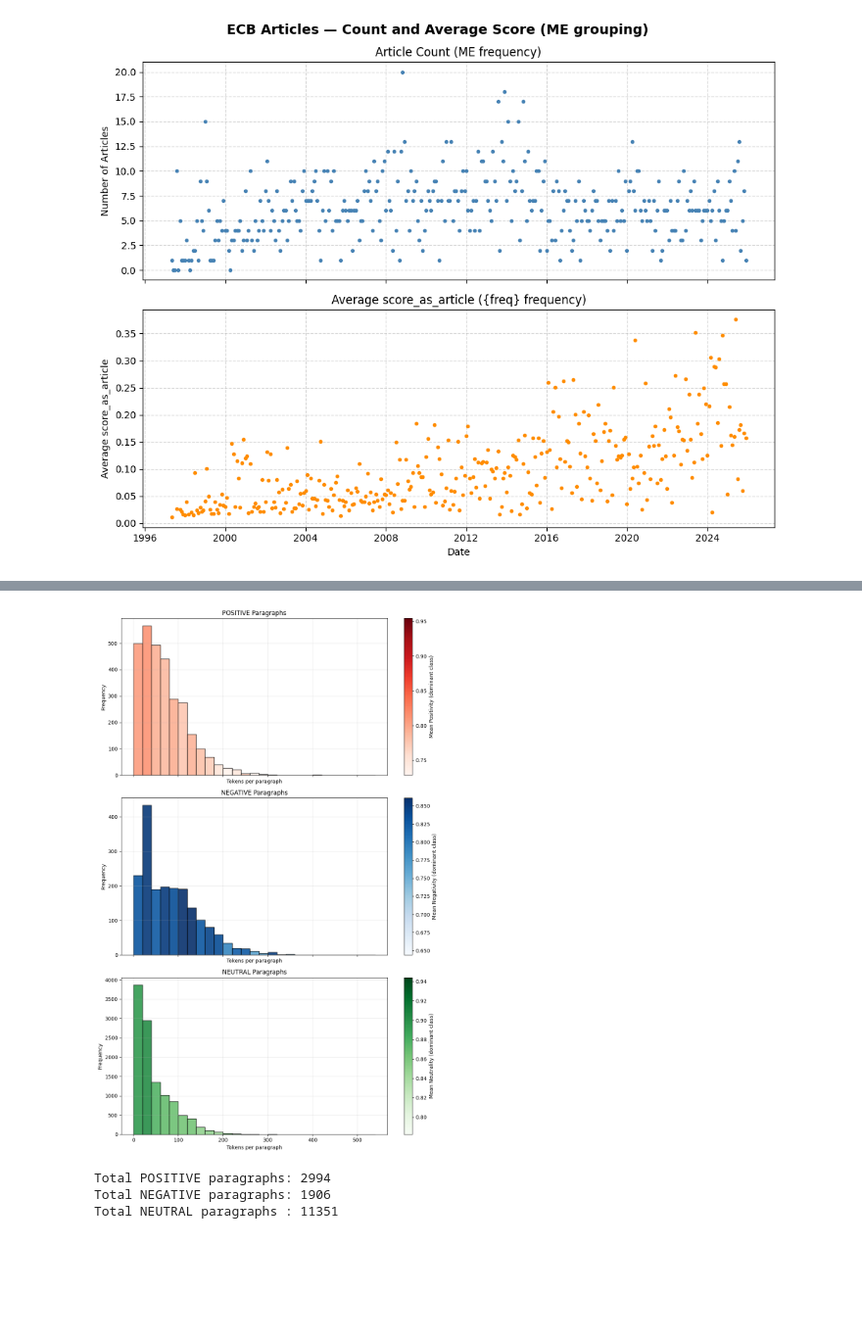
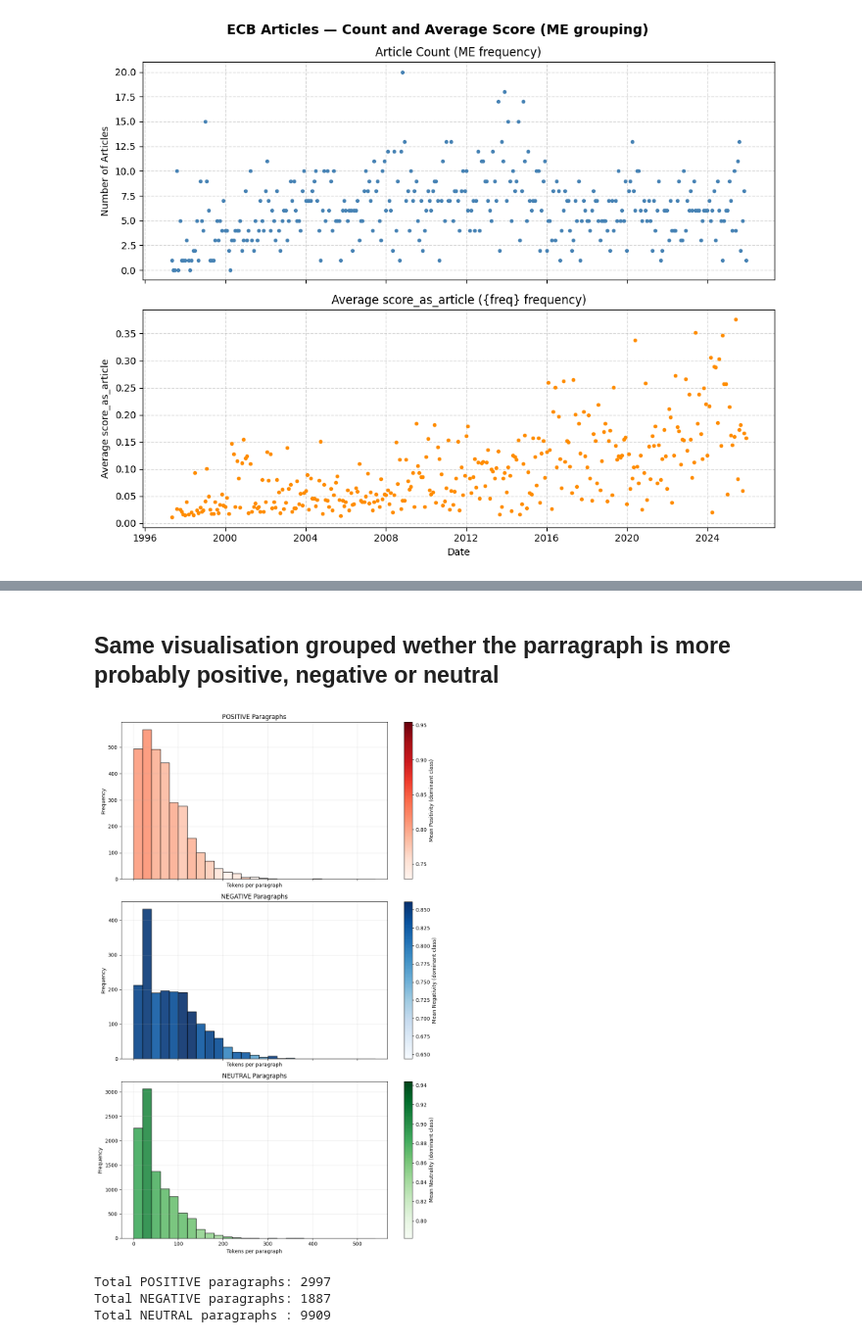
Before and after one commit to amjn480/project_ml_pm_vautrin_jean, a Jupyter notebook: main.ipynb, the cells around one changed output, grey strips where cells are left out. Shown at 98% size. Saved outputs shown, nothing was run; the diff lists cells and outputs as text; code cells hidden in the pictures; blank space fills up the shorter version.

```diff
--- a/main.ipynb
+++ b/main.ipynb
@@ -1199,5 +1196,5 @@ df_score_by_article_full_detail.head()
 # %%
-pickle_path = "df_score_by_article_new.pkl"
+pickle_path = "df_score_by_article_all_dictionary.pkl"
 agreg_freq = "D"
 sx5e_returns = get_returns("^STOXX50E", freq=agreg_freq).dropna()
 sx5e_returns["date_return"] = pd.to_datetime(sx5e_returns["date_return"])
@@ -1213,7 +1210,7 @@ min_common_date = max(
 sx5e_returns = sx5e_returns[sx5e_returns["date_return"] >= min_common_date].copy()
 df_score_by_article_full_detail = df_score_by_article_full_detail[df_score_by_article_full_detail["datetime"] >= min_common_date].copy()
 
-# --- Merge as-of (forward, strict) ---
+# --- Merge as-of (forward, strict) to avoid lookhead bias ---
 study_df = pd.merge_asof(
     df_score_by_article_full_detail.sort_values("datetime"),
     sx5e_returns.sort_values("date_return"),
@@ -1222,27 +1219,3 @@ study_df = pd.merge_asof(
     direction="forward",
     allow_exact_matches=False
 ).reset_index(drop=True)
-
-def apply_softmax_to_dict(d):
-    """
-    Apply softmax to the keys 'positivity', 'negativity', 'neutrality' in the dictionary.
-    Keeps other keys unchanged. Returns np.arrays for speed.
-    """
-    if d is None:
-        return None  # skip missing values
-
-    d_new = d.copy()
-    for key in ["positivity", "negativity", "neutrality"]:
-        values = d.get(key)
-        if values is None:
-            d_new[key] = None
-        else:
-            d_new[key] = softmax(np.array(values))  # keep as numpy array
-    d_new["nb_token"] = np.array(d.get("nb_token", []))
-    return d_new
-
-# Apply optimized function
-study_df["dictionary_softmax"] = study_df["dictionary"].apply(apply_softmax_to_dict)
-
-# Check first line
-study_df.loc[0, "dictionary_softmax"]
@@ -1303,8 +1270,8 @@ def apply_softmax_per_token_safe(d):
     }
 
 # Apply to dataframe
-study_df["dictionary_softmax_tokens"] = study_df["dictionary"].apply(apply_softmax_per_token_safe)
+study_df["dictionary_lines_softmax_tokens"] = study_df["dictionary_lines"].apply(apply_softmax_per_token_safe)
 
 # Check first row
-study_df.loc[0, "dictionary_softmax_tokens"]
+study_df.loc[0, "dictionary_lines_softmax_tokens"]
 # %% [output]
@@ -1322,7 +1291,7 @@ import matplotlib.pyplot as plt
 # Collect all valid token counts
 all_tokens = []
 
-for d in study_df["dictionary_softmax_tokens"].dropna():
+for d in study_df["dictionary_lines_softmax_tokens"].dropna():
     if isinstance(d, dict) and "nb_token" in d and d["nb_token"] is not None:
         val = d["nb_token"]
         if isinstance(val, (list, np.ndarray)):
@@ -1347,3 +1316,5 @@ plt.show()
+# %% [markdown]
+## Same visualisation grouped wether the parragraph is more probably positive, negative or neutral
 # %%
 import numpy as np
 import matplotlib.pyplot as plt
@@ -1361,7 +1332,7 @@ def flatten(x):
     else:
         yield x
 
-for d in study_df["dictionary_softmax_tokens"].dropna():
+for d in study_df["dictionary_lines_softmax_tokens"].dropna():
     if not isinstance(d, dict):
         continue
 
@@ -1429,35 +1400,35 @@ def plot_hist(ax, counts, mean_values, cmap, title, label):
     ax.bar(bins[:-1], counts, width=np.diff(bins), align="edge",
            edgecolor="black", color=colors, alpha=0.9)
     sm = ScalarMappable(cmap=cmap, norm=norm)
     sm.set_array([])
     cbar = plt.colorbar(sm, ax=ax)
     cbar.set_label(f"Mean {label} (dominant class)")
     ax.set_title(title)
     ax.set_xlabel("Tokens per paragraph")
     ax.set_ylabel("Frequency")
     ax.grid(alpha=0.3)
 
 # --- 7. Plot results ---
 fig, axes = plt.subplots(3, 1, figsize=(10, 15), sharex=True)
 
 plot_hist(axes[0], counts_pos, mean_pos, plt.cm.Reds, "POSITIVE Paragraphs", "Positivity")
 plot_hist(axes[1], counts_neg, mean_neg, plt.cm.Blues, "NEGATIVE Paragraphs", "Negativity")
 plot_hist(axes[2], counts_neu, mean_neu, plt.cm.Greens, "NEUTRAL Paragraphs", "Neutrality")
 
 plt.tight_layout()
 plt.show()
 
 # --- 8. Print totals ---
 total_pos = mask_pos.sum()
 total_neg = mask_neg.sum()
 total_neu = mask_neu.sum()
 
 print(f"Total POSITIVE paragraphs: {total_pos}")
 print(f"Total NEGATIVE paragraphs: {total_neg}")
 print(f"Total NEUTRAL paragraphs : {total_neu}")
 # %% [output]
-[figure, old version]
+[figure, new version]
-Total POSITIVE paragraphs: 2994
-Total NEGATIVE paragraphs: 1906
-Total NEUTRAL paragraphs : 11351
+Total POSITIVE paragraphs: 2997
+Total NEGATIVE paragraphs: 1887
+Total NEUTRAL paragraphs : 9909
 # %% [markdown]
```
Also changed, not shown: parts of 24 cells of this notebook.
